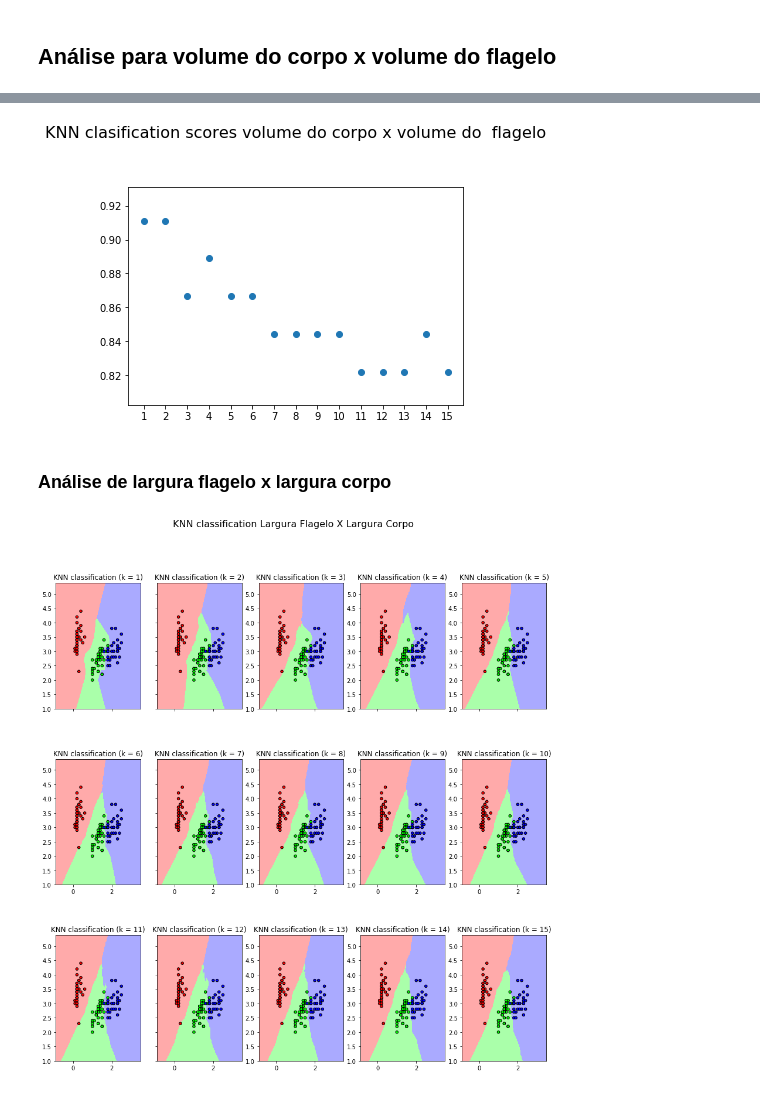
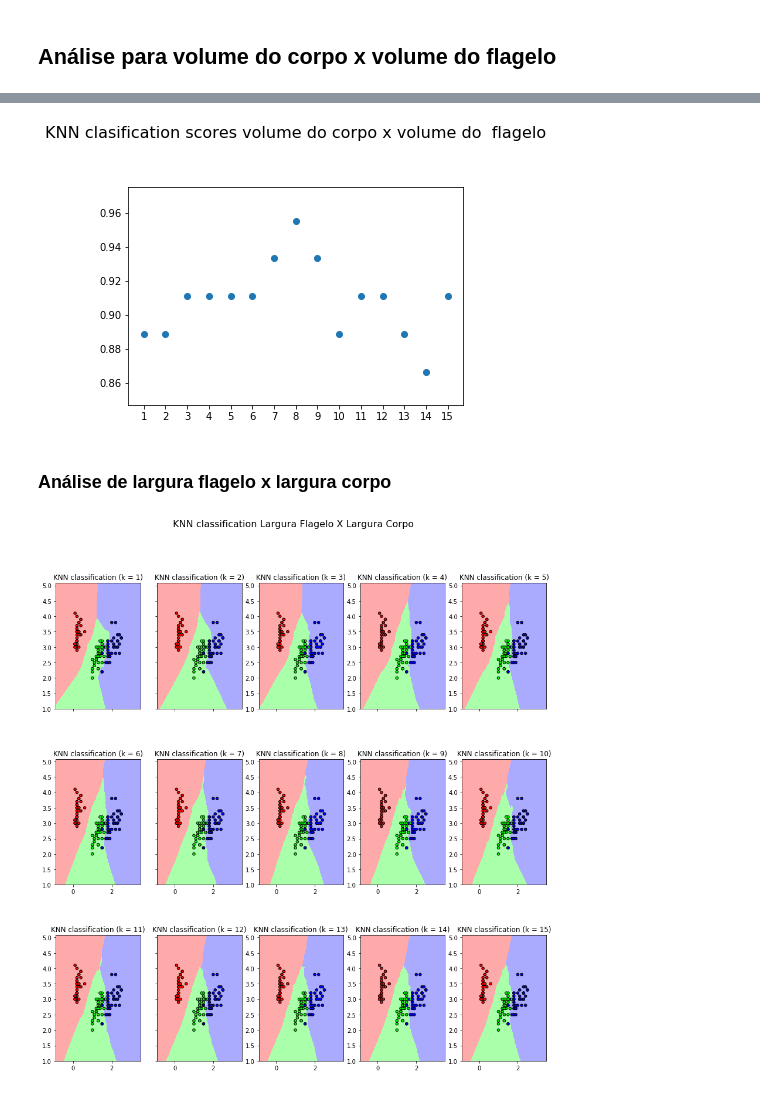
Before and after one commit to Segmentation-Fault-Machine-Learning/Bacteria-Problem, a Jupyter notebook: Implementacao_KNN/KNN.ipynb, the cells around one changed output, grey strips where cells are left out. Saved outputs shown, nothing was run; the diff lists cells and outputs as text; code cells hidden in the pictures.

```diff
--- a/Implementacao_KNN/KNN.ipynb
+++ b/Implementacao_KNN/KNN.ipynb
@@ -16,7 +16,7 @@ from tempfile import TemporaryFile
 # %% [markdown]
 ### Importando os dados necessários para a análise
 # %%
-data = pd.read_csv('../data/resultado.csv')
+data = pd.read_csv('../dataset_bacteria.csv')
 data = data.sort_values(['Tipo'])
 # %% [markdown]
 ### Derivando dados para análises posteriores
@@ -59,10 +59,7 @@ for n in range(0,15):
     #print("_______")
     score = knn.score(x_test,y_test)
     if score > max_score:
-        joblib.dump(knn, '../data/knnBacteria.sav')
-        outfile = open('../data/ComprimentoFlageloxLarguraFlagelo_cm',"w")
-        np.save(outfile, cm)
-        outfile.close()
+        joblib.dump(knn, '../Modelos/knnBacteria.sav')
     scores.append(score)
     #print(score)
     x_min, x_max = x_train[:, 0].min() - 1, x_train[:, 0].max() + 1
@@ -106,7 +103,7 @@ plt.show()
 # %%
 y = data.iloc[:,4].values
 
-x = data.iloc[:,[7,8]].values
+x = data.iloc[:,[5,6]].values
 
 x_train, x_test, y_train, y_test = train_test_split(x,y,test_size=0.30)
 plt.close('all')
@@ -128,10 +125,7 @@ for n in range(0,15):
     y_pred= knn.predict(x_test)
     cm = confusion_matrix(y_test,y_pred)
     if score > max_score:
-        joblib.dump(knn, '../data/knnBacteriaVolumeCorpoxVolumeFlagelo.sav')
-        outfile = open('../data/VolumeCorpoxVolumeFlagelo_cm',"w")
-        np.save(outfile, cm)
-        outfile.close()
+        joblib.dump(knn, '../Modelos/knnBacteriaVolumeCorpoxVolumeFlagelo.sav')
     #print(cm)
     #print("_______")
     score = knn.score(x_test,y_test)
@@ -156,6 +150,6 @@ f.subplots_adjust(hspace=0.4)
 plt.setp([a.get_xticklabels() for a in axarr[0, :]], visible=False)
 plt.setp([a.get_yticklabels() for a in axarr[:, 1]], visible=False)
 f.suptitle('KNN classification volume do corpo x volume do  flagelo', fontsize=16)
-plt.savefig('../graph/VolumeCorpoxVolumeFlagelo.png')
+plt.savefig('graficos/VolumeCorpoxVolumeFlagelo.png')
 plt.show()
 # %% [output]
@@ -165,10 +159,10 @@ x_axis = [i for i in range(1,16)]
 plt.scatter(x_axis, scores)
 plt.title("KNN clasification scores volume do corpo x volume do  flagelo", fontsize=16, y=1.20)
 plt.xticks(x_axis)
-plt.savefig('../graph/VolumeCorpoxVolumeFlagelo_kscores.png')
+plt.savefig('graficos/VolumeCorpoxVolumeFlagelo_kscores.png')
 plt.show()
 # %% [output]
-[figure, old version]
+[figure, new version]
 # %% [markdown]
 ### Análise de largura flagelo x largura corpo
 # %%
@@ -195,39 +189,36 @@ for n in range(0,15):
     knn.fit(x_train,y_train)
     y_pred= knn.predict(x_test)
     cm = confusion_matrix(y_test,y_pred)
     if score > max_score:
-        joblib.dump(knn, '../data/knnLarguraFlageloxlarguracorpo.sav')
-        outfile = open('../data/LarguraFlageloxlarguracorpo_cm',"w")
-        np.save(outfile, cm)
-        outfile.close()
+        joblib.dump(knn, '../Modelos/knnLarguraFlageloxlarguracorpo.sav')
     #print(cm)
     #print("_______")
     score = knn.score(x_test,y_test)
     scores.append(score)
     #print(score)
     x_min, x_max = x_train[:, 0].min() - 1, x_train[:, 0].max() + 1
     y_min, y_max = x_train[:, 1].min() - 1, x_train[:, 1].max() + 1
     xx, yy = np.meshgrid(np.arange(x_min, x_max, h),np.arange(y_min, y_max, h))
     Z = knn.predict(np.c_[xx.ravel(), yy.ravel()])
 
     # Put the result into a color plot
     Z = Z.reshape(xx.shape)
     #xarr[row, column].figure()
     axarr[row, column].pcolormesh(xx, yy, Z, cmap=cmap_light)
     # Plot also the training points
     axarr[row, column].scatter(x_train[:, 0], x_train[:, 1], c=y_train, cmap=cmap_bold,edgecolor='k', s=20)
     axarr[row, column].set_xlim(xx.min(), xx.max())
     axarr[row, column].set_ylim(yy.min(), yy.max())
     axarr[row, column].set_title("KNN classification (k = %i)" % (n + 1))
 
 f.subplots_adjust(hspace=0.4)
 plt.setp([a.get_xticklabels() for a in axarr[0, :]], visible=False)
 plt.setp([a.get_yticklabels() for a in axarr[:, 1]], visible=False)
 f.suptitle('KNN classification Largura Flagelo X Largura Corpo', fontsize=16)
-plt.savefig('../graph/LarguraFlageloxLarguraCorpo.png')
+plt.savefig('graficos/LarguraFlageloxLarguraCorpo.png')
 plt.show()
 # %% [output]
-[figure, old version]
+[figure, new version]
 # %%
 x_axis = [i for i in range(1,16)]
 plt.scatter(x_axis, scores)
```
Also changed, not shown: parts of 6 cells of this notebook, 15 other files.
